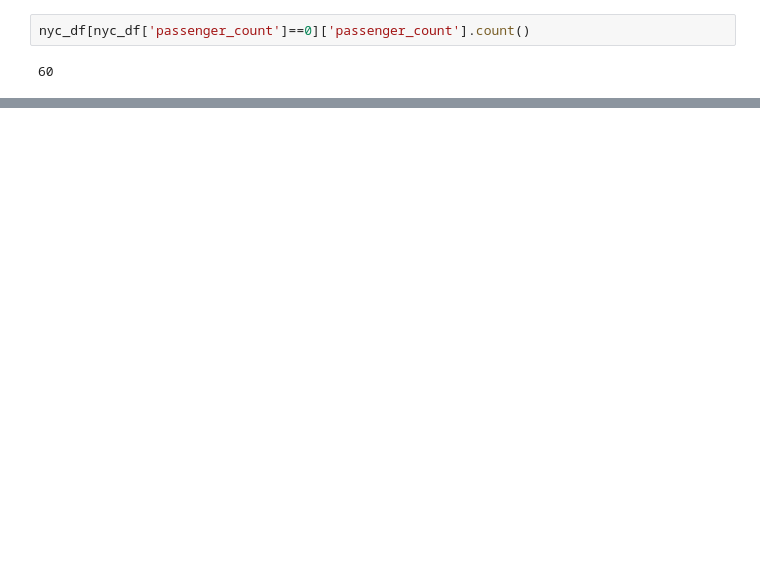
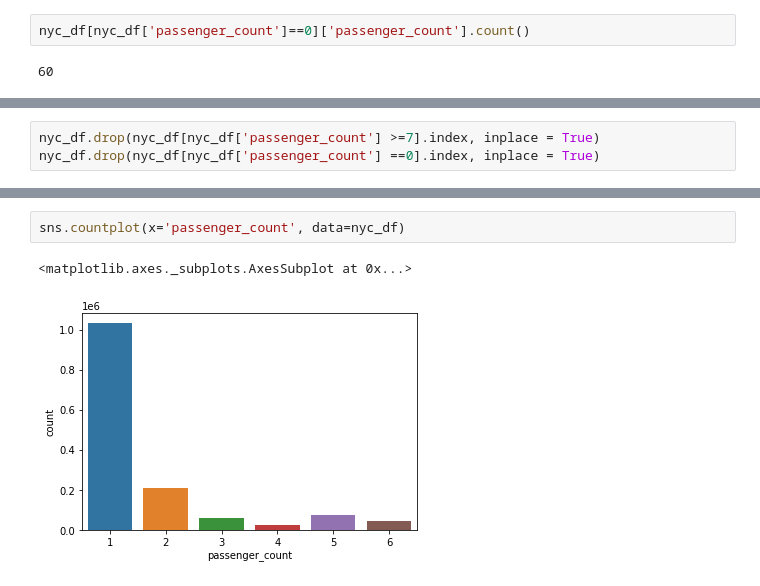
Before and after one commit to Shashwat-spyder/NYC-Taxi-Trip-Time, a Jupyter notebook: NYC_Taxi_Trip_Time_Prediction_Capstone_Project.ipynb, the cells around one changed output, grey strips where cells are left out. Drawn from its saved outputs; the diff is of its cells as text; blank space fills up the shorter version.

```diff
--- a/NYC_Taxi_Trip_Time_Prediction_Capstone_Project.ipynb
+++ b/NYC_Taxi_Trip_Time_Prediction_Capstone_Project.ipynb
@@ -252,0 +249,3 @@ nyc_df.groupby(['passenger_count'])
+# %%
+nyc_df.drop(nyc_df[nyc_df['passenger_count'] >=7].index, inplace = True)
+nyc_df.drop(nyc_df[nyc_df['passenger_count'] ==0].index, inplace = True)
@@ -252,0 +262,5 @@ nyc_df.groupby(['passenger_count'])
+# %%
+sns.countplot(x='passenger_count', data=nyc_df)
+# %% [output]
+<matplotlib.axes._subplots.AxesSubplot at 0x...>
+[figure, added]
```
Also changed, not shown: parts of 11 cells of this notebook.
